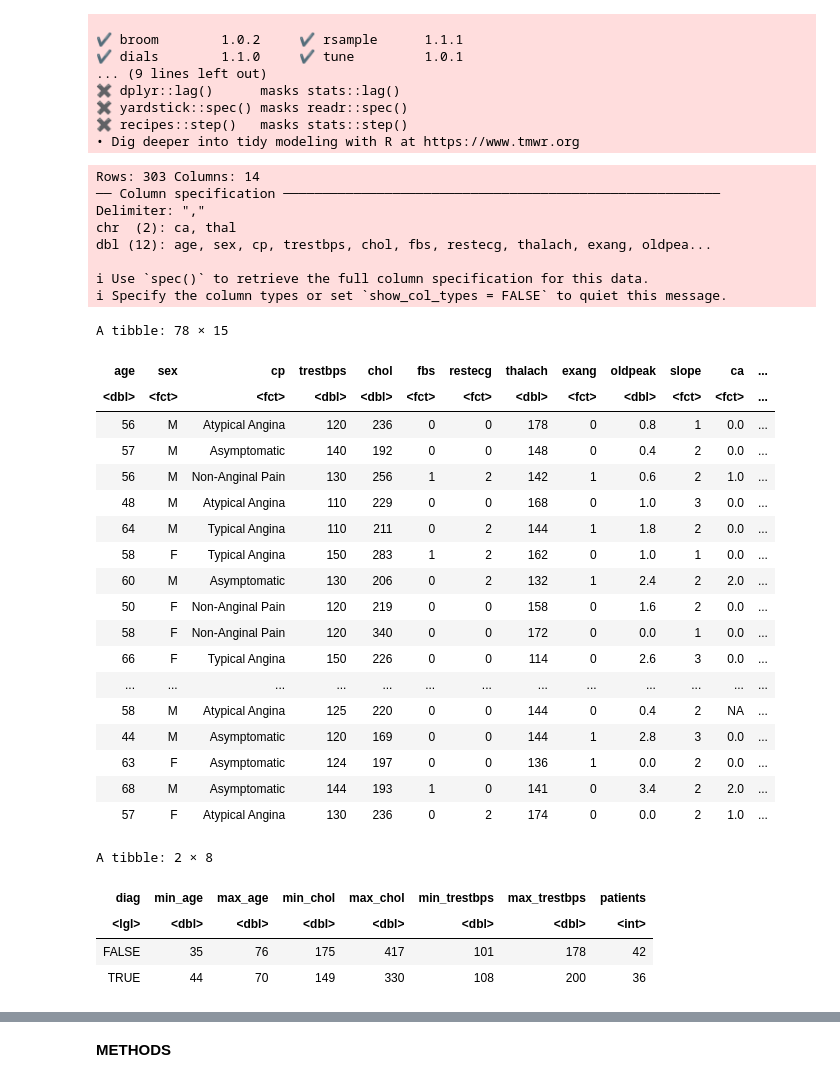
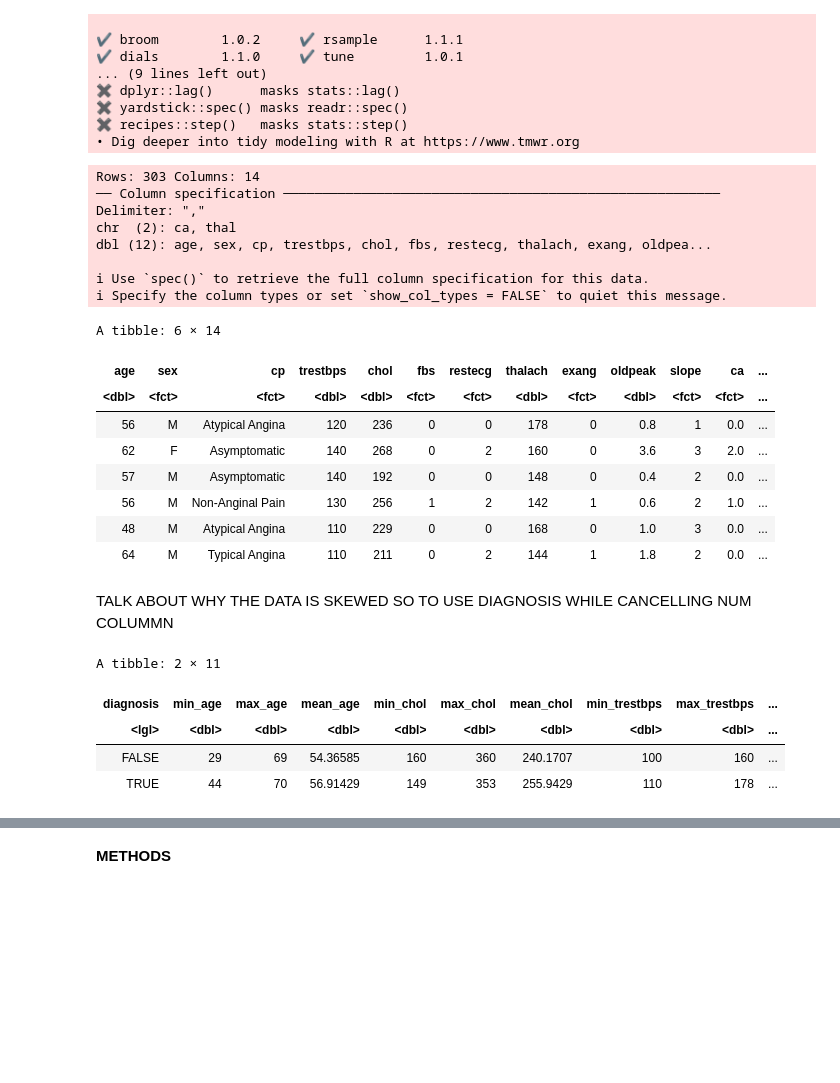
Before and after one commit to byuly/dsci-100-group-project, a Jupyter notebook: group_project_proposal.ipynb, the cells around one changed output, grey strips where cells are left out. Saved outputs shown, nothing was run; the diff lists cells and outputs as text; code cells hidden in the pictures; blank space fills up the shorter version.

```diff
--- a/group_project_proposal.ipynb
+++ b/group_project_proposal.ipynb
@@ -39,66 +39,59 @@ library(repr)
 set.seed(4)
 cleveland_data<-read_csv("https://raw.githubusercontent.com/byuly/dsci-100-group-project/main/processed.cleveland.data",
                 col_names = c("age","sex","cp","trestbps","chol","fbs","restecg","thalach","exang","oldpeak","slope","ca","thal","num"))
 
 
 cleveland_data[cleveland_data =="?"]<-NA
 
 
 cleveland_tidy<-cleveland_data|>
                     mutate(diagnosis=ifelse(is.na(num),NA,(num > 0)))|>
                     mutate(sex= as.factor(sex),cp= as.factor(cp), fbs= as.factor(fbs),restecg= as.factor(restecg),exang= as.factor(exang),thal= as.factor(thal),ca= as.factor(ca),slope= as.factor(slope))|>
                     mutate(sex= fct_recode(sex,"M" = "1", "F" = "0"))|>
-                    mutate(cp= fct_recode(cp,"Typical Angina"="1", "Atypical Angina"="2","Non-Anginal Pain"="3","Asymptomatic"="4"))
+                    mutate(cp= fct_recode(cp,"Typical Angina"="1", "Atypical Angina"="2","Non-Anginal Pain"="3","Asymptomatic"="4")) |>
+                    select(-num)
 
 
 
-cleveland_split<-initial_split(cleveland_tidy,prop = 0.75, strata = num)
+cleveland_split<-initial_split(cleveland_tidy,prop = 0.75, strata = diagnosis)
 cleveland_testing<-training(cleveland_split)
 cleveland_training<-testing(cleveland_split)
 
-cleveland_training
+head(cleveland_training)
 # %% [output]
 Rows: 303 Columns: 14
 ── Column specification ────────────────────────────────────────────────────────
 Delimiter: ","
 chr  (2): ca, thal
 dbl (12): age, sex, cp, trestbps, chol, fbs, restecg, thalach, exang, oldpea...
 
 ℹ Use `spec()` to retrieve the full column specification for this data.
 ℹ Specify the column types or set `show_col_types = FALSE` to quiet this message.
-A tibble: 78 × 15
+A tibble: 6 × 14
 | age | sex | cp | trestbps | chol | fbs | restecg | thalach | exang | oldpeak | slope | ca | ... |
 | <dbl> | <fct> | <fct> | <dbl> | <dbl> | <fct> | <fct> | <dbl> | <fct> | <dbl> | <fct> | <fct> | ... |
 | 56 | M | Atypical Angina | 120 | 236 | 0 | 0 | 178 | 0 | 0.8 | 1 | 0.0 | ... |
+| 62 | F | Asymptomatic | 140 | 268 | 0 | 2 | 160 | 0 | 3.6 | 3 | 2.0 | ... |
 | 57 | M | Asymptomatic | 140 | 192 | 0 | 0 | 148 | 0 | 0.4 | 2 | 0.0 | ... |
 | 56 | M | Non-Anginal Pain | 130 | 256 | 1 | 2 | 142 | 1 | 0.6 | 2 | 1.0 | ... |
 | 48 | M | Atypical Angina | 110 | 229 | 0 | 0 | 168 | 0 | 1.0 | 3 | 0.0 | ... |
 | 64 | M | Typical Angina | 110 | 211 | 0 | 2 | 144 | 1 | 1.8 | 2 | 0.0 | ... |
-| 58 | F | Typical Angina | 150 | 283 | 1 | 2 | 162 | 0 | 1.0 | 1 | 0.0 | ... |
-| 60 | M | Asymptomatic | 130 | 206 | 0 | 2 | 132 | 1 | 2.4 | 2 | 2.0 | ... |
-| 50 | F | Non-Anginal Pain | 120 | 219 | 0 | 0 | 158 | 0 | 1.6 | 2 | 0.0 | ... |
-| 58 | F | Non-Anginal Pain | 120 | 340 | 0 | 0 | 172 | 0 | 0.0 | 1 | 0.0 | ... |
-| 66 | F | Typical Angina | 150 | 226 | 0 | 0 | 114 | 0 | 2.6 | 3 | 0.0 | ... |
-| ... | ... | ... | ... | ... | ... | ... | ... | ... | ... | ... | ... | ... |
-| 58 | M | Atypical Angina | 125 | 220 | 0 | 0 | 144 | 0 | 0.4 | 2 | NA | ... |
-| 44 | M | Asymptomatic | 120 | 169 | 0 | 0 | 144 | 1 | 2.8 | 3 | 0.0 | ... |
-| 63 | F | Asymptomatic | 124 | 197 | 0 | 0 | 136 | 1 | 0.0 | 2 | 0.0 | ... |
-| 68 | M | Asymptomatic | 144 | 193 | 1 | 0 | 141 | 0 | 3.4 | 2 | 2.0 | ... |
-| 57 | F | Atypical Angina | 130 | 236 | 0 | 2 | 174 | 0 | 0.0 | 2 | 1.0 | ... |
+# %% [markdown]
+TALK ABOUT WHY THE DATA IS SKEWED SO TO USE DIAGNOSIS WHILE CANCELLING NUM COLUMMN
 # %%
 cleveland_summary<-cleveland_training|>
-                     group_by(diag) |>
-                     summarize(min_age = min(age), max_age = max(age),
-                              min_chol = min(chol), max_chol = max(chol),
-                              min_trestbps = min(trestbps), max_trestbps = max(trestbps),
+                     group_by(diagnosis) |>
+                     summarize(min_age = min(age), max_age = max(age), mean_age = mean(age),
+                              min_chol = min(chol), max_chol = max(chol), mean_chol = mean(chol),
+                              min_trestbps = min(trestbps), max_trestbps = max(trestbps), mean_trestbps = mean(trestbps),
                               patients = n())
 cleveland_summary
 # %% [output]
-A tibble: 2 × 8
+A tibble: 2 × 11
-| diag | min_age | max_age | min_chol | max_chol | min_trestbps | max_trestbps | patients |
-| <lgl> | <dbl> | <dbl> | <dbl> | <dbl> | <dbl> | <dbl> | <int> |
-| FALSE | 35 | 76 | 175 | 417 | 101 | 178 | 42 |
-| TRUE | 44 | 70 | 149 | 330 | 108 | 200 | 36 |
+| diagnosis | min_age | max_age | mean_age | min_chol | max_chol | mean_chol | min_trestbps | max_trestbps | ... |
+| <lgl> | <dbl> | <dbl> | <dbl> | <dbl> | <dbl> | <dbl> | <dbl> | <dbl> | ... |
+| FALSE | 29 | 69 | 54.36585 | 160 | 360 | 240.1707 | 100 | 160 | ... |
+| TRUE | 44 | 70 | 56.91429 | 149 | 353 | 255.9429 | 110 | 178 | ... |
 # %%
 chest_pain_plot<- ggplot(cleveland_training, aes(x = cp, fill = diagnosis)) +
                  geom_bar(position = "dodge") +
```
Also changed, not shown: parts of 6 cells of this notebook.
